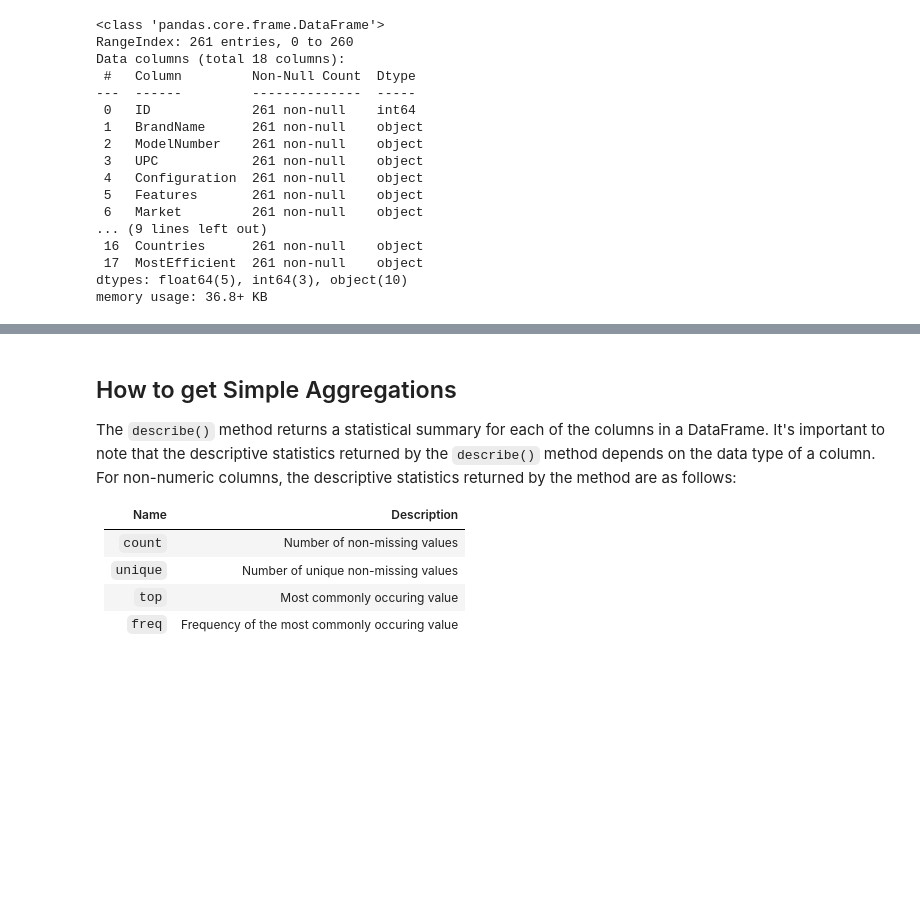
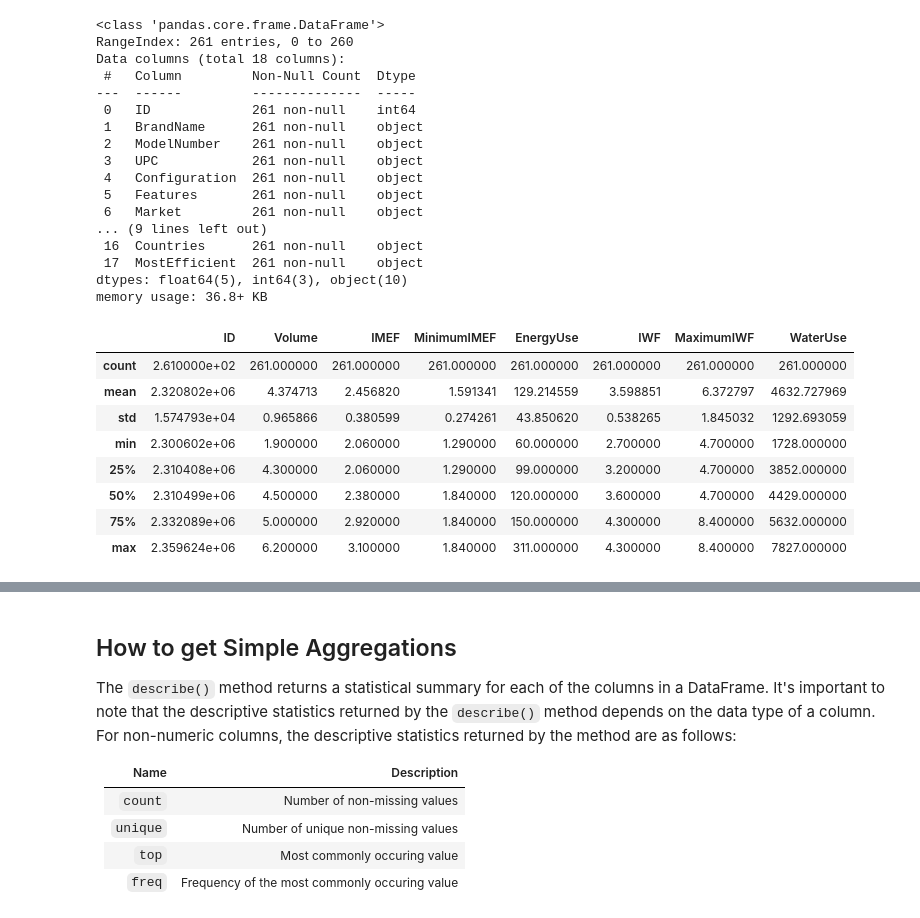
Before and after one commit to ArifAygun/Machine-Learning-with-Python-Foundations, a Jupyter notebook: AA_linked_ML_with_Python_Foundations_03_02b.ipynb, the cells around one changed output, grey strips where cells are left out. Drawn from its saved outputs; the diff is of its cells as text; code cells hidden in the pictures; blank space fills up the shorter version.

```diff
--- a/AA_linked_ML_with_Python_Foundations_03_02b.ipynb
+++ b/AA_linked_ML_with_Python_Foundations_03_02b.ipynb
@@ -62,3 +62,15 @@ Data columns (total 18 columns):
  17  MostEfficient  261 non-null    object
 dtypes: float64(5), int64(3), object(10)
 memory usage: 36.8+ KB
+# %%
+washers.describe()
+# %% [output]
+|  | ID | Volume | IMEF | MinimumIMEF | EnergyUse | IWF | MaximumIWF | WaterUse |
+| count | 2.610000e+02 | 261.000000 | 261.000000 | 261.000000 | 261.000000 | 261.000000 | 261.000000 | 261.000000 |
+| mean | 2.320802e+06 | 4.374713 | 2.456820 | 1.591341 | 129.214559 | 3.598851 | 6.372797 | 4632.727969 |
+| std | 1.574793e+04 | 0.965866 | 0.380599 | 0.274261 | 43.850620 | 0.538265 | 1.845032 | 1292.693059 |
+| min | 2.300602e+06 | 1.900000 | 2.060000 | 1.290000 | 60.000000 | 2.700000 | 4.700000 | 1728.000000 |
+| 25% | 2.310408e+06 | 4.300000 | 2.060000 | 1.290000 | 99.000000 | 3.200000 | 4.700000 | 3852.000000 |
+| 50% | 2.310499e+06 | 4.500000 | 2.380000 | 1.840000 | 120.000000 | 3.600000 | 4.700000 | 4429.000000 |
+| 75% | 2.332089e+06 | 5.000000 | 2.920000 | 1.840000 | 150.000000 | 4.300000 | 8.400000 | 5632.000000 |
+| max | 2.359624e+06 | 6.200000 | 3.100000 | 1.840000 | 311.000000 | 4.300000 | 8.400000 | 7827.000000 |
```
Also changed, not shown: parts of 9 cells of this notebook.
